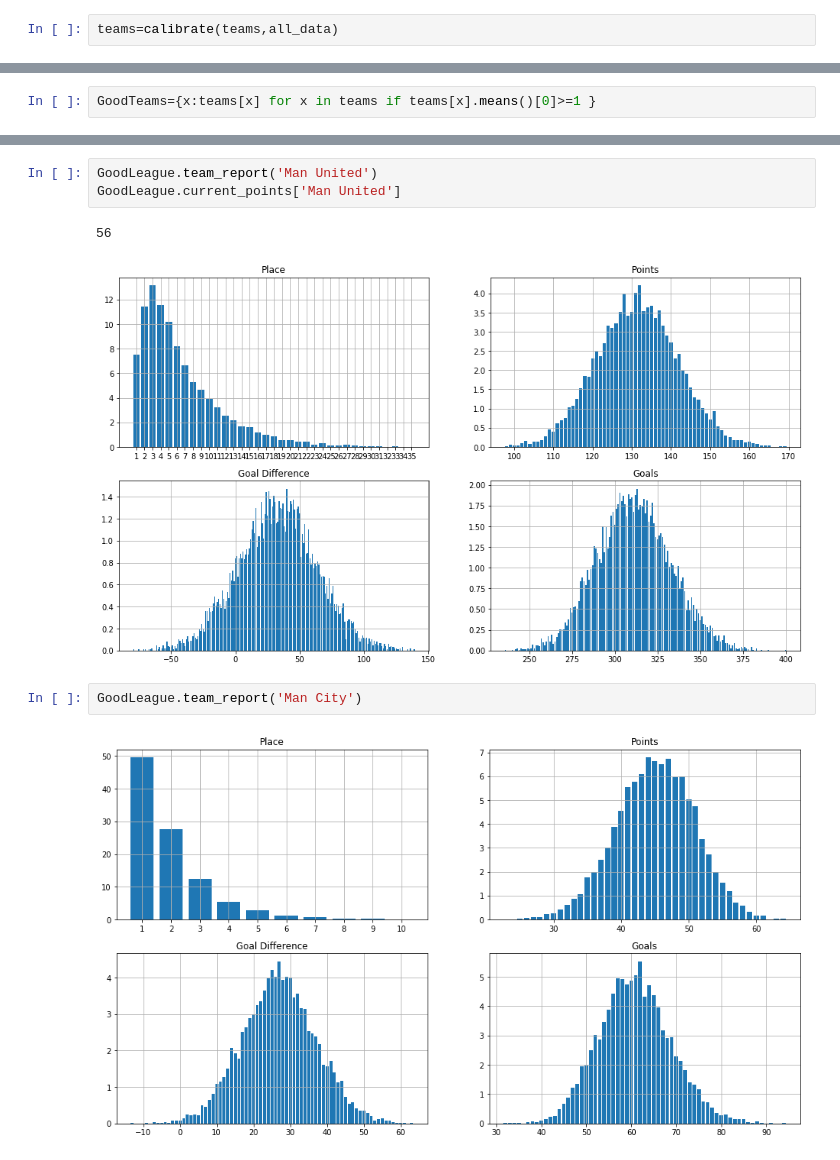
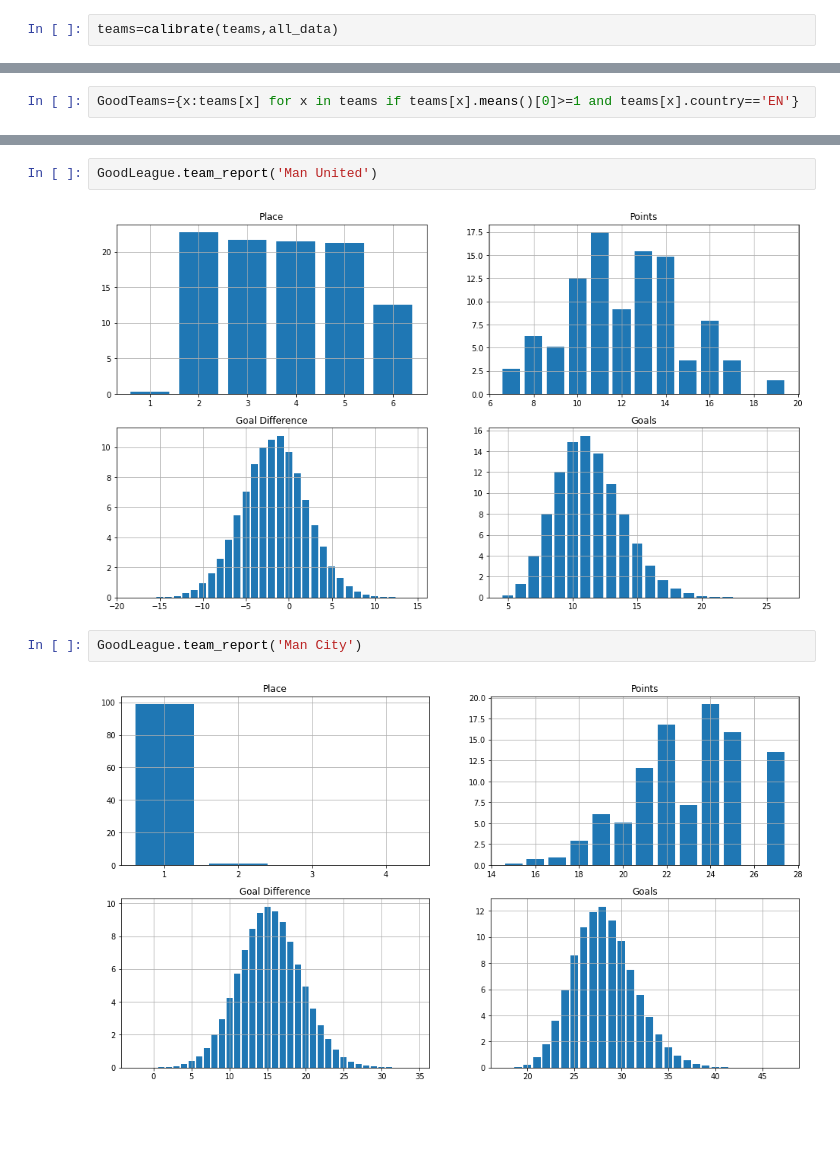
Before and after one commit to tchnvkng/python_notebooks, a Jupyter notebook: premier_league/pl2.ipynb, the cells around one changed output, grey strips where cells are left out. Saved outputs shown, nothing was run; the diff lists cells and outputs as text; blank space fills up the shorter version.

```diff
--- a/premier_league/pl2.ipynb
+++ b/premier_league/pl2.ipynb
@@ -88,5 +70,5 @@ PremierLeague.team_report('Swansea')
 # %%
-GoodTeams={x:teams[x] for x in teams if teams[x].means()[0]>=1 }
+GoodTeams={x:teams[x] for x in teams if teams[x].means()[0]>=1 and teams[x].country=='EN'}
 # %%
 GoodLeague=Season(GoodTeams)
 GoodLeague.process_current_results(all_data['EN'])
@@ -116,13 +81,11 @@ Girona Ath Bilbao
 # %%
 GoodLeague.team_report('Man United')
-GoodLeague.current_points['Man United']
 # %% [output]
-56
-[figure, old version]
+[figure, new version]
 # %%
 GoodLeague.team_report('Man City')
 # %% [output]
-[figure, old version]
+[figure, new version]
 # %%
 GoodLeague.season_report()
 # %% [output]
```
Also changed, not shown: parts of 10 cells of this notebook.
